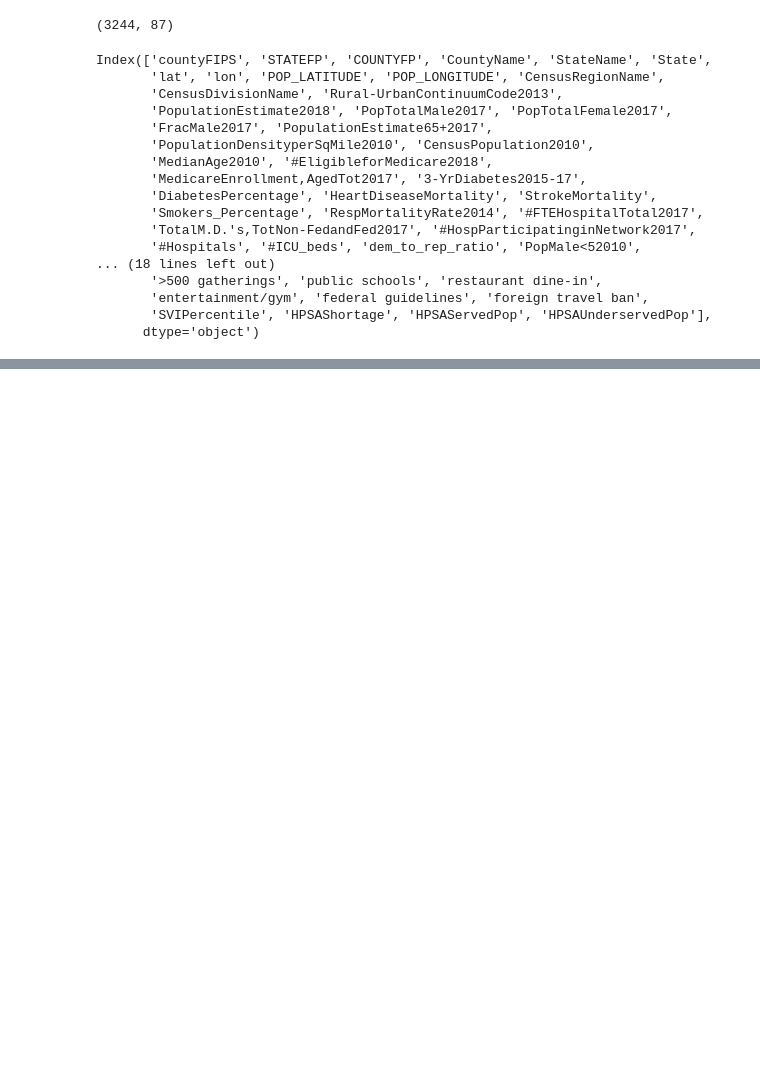
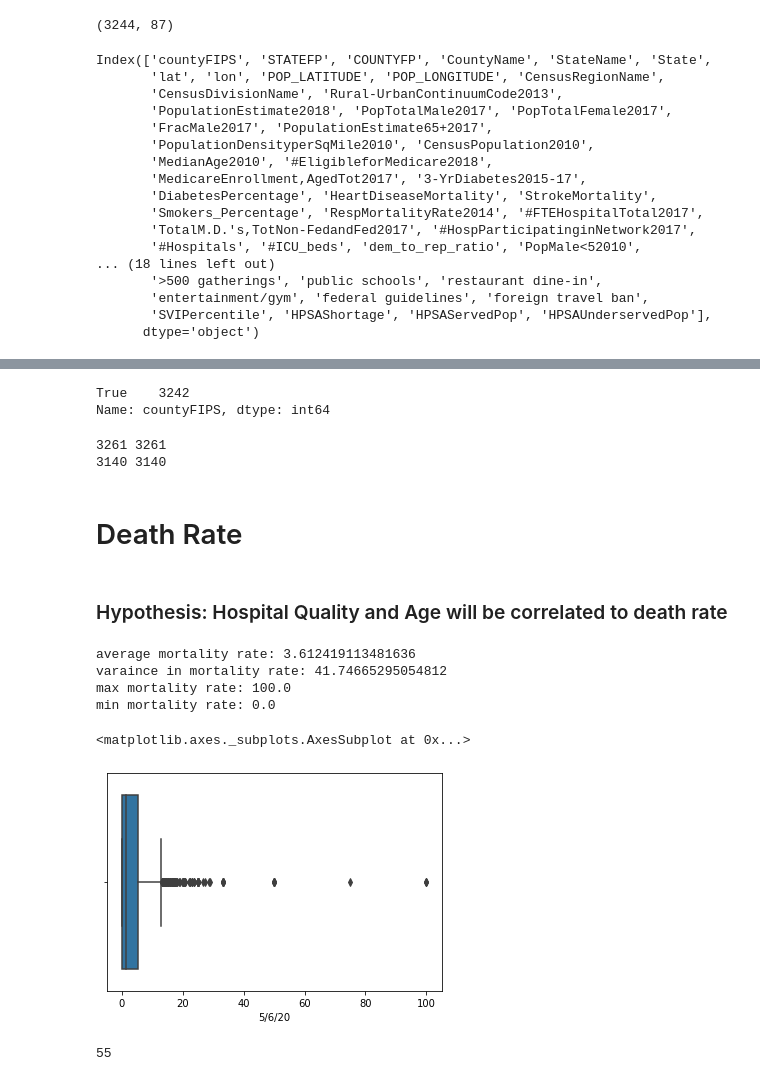
Before and after one commit to swenson-nick/Data_200_Covid, a Jupyter notebook: covid.ipynb, the cells around one changed output, grey strips where cells are left out. Saved outputs shown, nothing was run; the diff lists cells and outputs as text; code cells hidden in the pictures; blank space fills up the shorter version.

Commit message:
death rate

```diff
--- a/covid.ipynb
+++ b/covid.ipynb
@@ -104,0 +180,43 @@ plt.legend()
+# %%
+# since there appears to be no info for these 2 rows, we will drop them
+demo = demo.iloc[:-2]
+demo['countyFIPS'].str.isnumeric().value_counts()
+# %% [output]
+True    3242
+Name: countyFIPS, dtype: int64
+# %%
+demo['FIPS'] = demo['countyFIPS'].astype(int)
+# %%
+# now we can merge demo data with ts data on FIPS
+print(len(deaths), len(cases))
+deaths = deaths.merge(demo, on = 'FIPS')
+cases = cases.merge(demo, on = 'FIPS')
+print(len(deaths), len(cases))
+# %% [output]
+3261 3261
+3140 3140
+# %% [markdown]
+# Death Rate
+# %% [markdown]
+### Hypothesis: Hospital Quality and Age will be correlated to death rate
+# %%
+death_rate = 100*deaths['5/6/20']/cases['5/6/20'].fillna(0)
+# %%
+print('average mortality rate:', death_rate.mean())
+print('varaince in mortality rate:', death_rate.var())
+print('max mortality rate:', death_rate.max())
+print('min mortality rate:', death_rate.min())
+# %% [output]
+average mortality rate: 3.612419113481636
+varaince in mortality rate: 41.74665295054812
+max mortality rate: 100.0
+min mortality rate: 0.0
+# %%
+sns.boxplot(death_rate)
+# %% [output]
+<matplotlib.axes._subplots.AxesSubplot at 0x...>
+[figure, added]
+# %%
+death_rate[death_rate > 20].count()
+# %% [output]
+55
```
Also changed, not shown: parts of 54 cells of this notebook.
